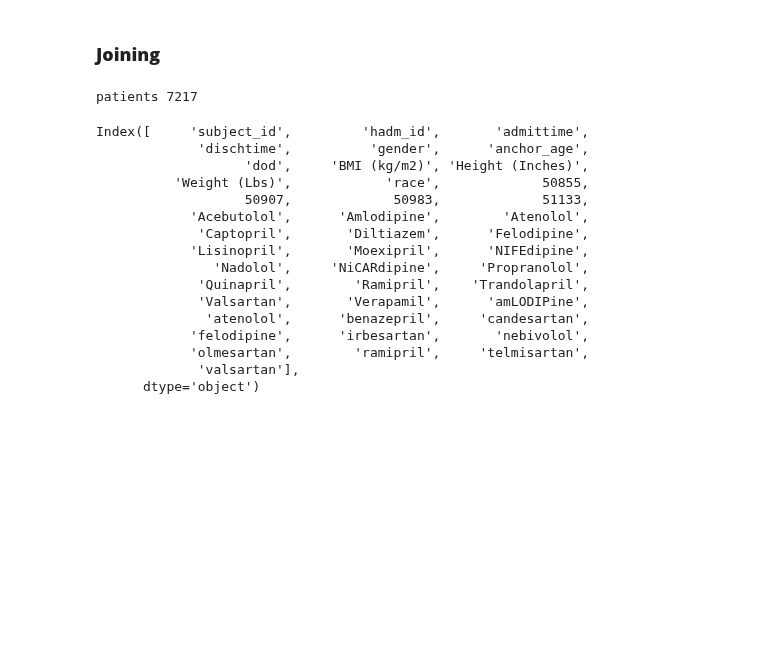
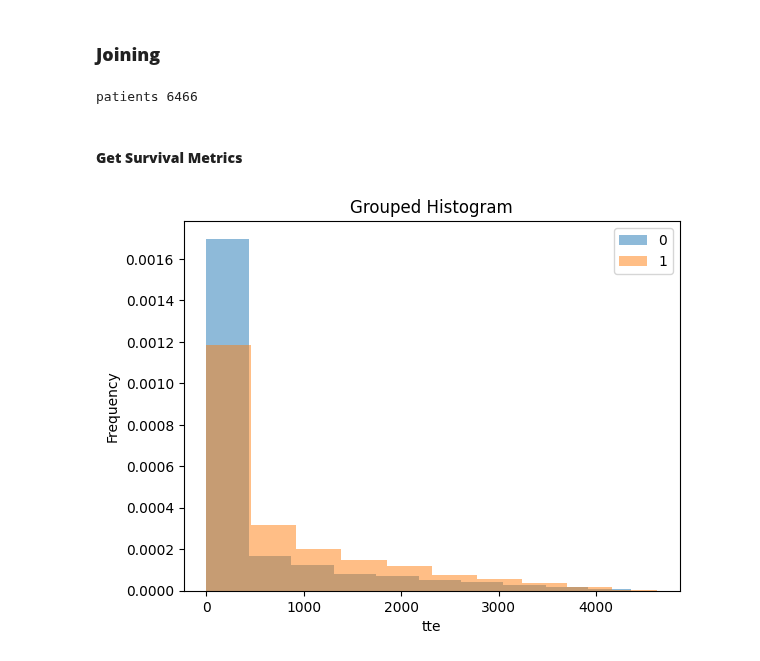
Before and after one commit to sourasen1011/UoE_Research_Project_2023, a Jupyter notebook: 05_preprocessing_emr_data/05_preprocess.ipynb, the cells around one changed output. Saved outputs shown, nothing was run; the diff lists cells and outputs as text; code cells hidden in the pictures; blank space fills up the shorter version.

```diff
--- a/05_preprocessing_emr_data/05_preprocess.ipynb
+++ b/05_preprocessing_emr_data/05_preprocess.ipynb
@@ -128,42 +142,70 @@ assert len(_df[_df['check'] == 0])==0 # checks if at least one patient has taken
 ### **Joining**
 # %%
 df_1 = pd.merge(
-    all_hf_pats , race ,
+    race , bloodwork ,
     on = 'subject_id' ,
     how = 'inner'
 )
 
 df_2 = pd.merge(
-    df_1 , bloodwork ,
+    df_1 , medication_pivot ,
     on = 'subject_id' ,
     how = 'inner'
 )
 
 df_3 = pd.merge(
-    df_2 , medication_pivot ,
+    df_2 , vitalsign ,
     on = 'subject_id' ,
     how = 'inner'
 )
 
 print(f'patients {df_3.subject_id.nunique()}')
 # %% [output]
-patients 7217
+patients 6466
-# %%
-df_3.
-# %% [output]
-Index([     'subject_id',         'hadm_id',       'admittime',
-             'dischtime',          'gender',      'anchor_age',
-                   'dod',     'BMI (kg/m2)', 'Height (Inches)',
-          'Weight (Lbs)',            'race',             50855,
-                   50907,             50983,             51133,
-            'Acebutolol',      'Amlodipine',        'Atenolol',
-             'Captopril',       'Diltiazem',      'Felodipine',
-            'Lisinopril',       'Moexipril',      'NIFEdipine',
-               'Nadolol',     'NiCARdipine',     'Propranolol',
-             'Quinapril',        'Ramipril',    'Trandolapril',
-             'Valsartan',       'Verapamil',      'amLODIPine',
-              'atenolol',      'benazepril',     'candesartan',
-            'felodipine',      'irbesartan',       'nebivolol',
-            'olmesartan',        'ramipril',     'telmisartan',
-             'valsartan'],
-      dtype='object')
+# %% [markdown]
+#### **Get Survival Metrics**
+# %%
+# Retain all patients
+# Add num of ICU admits / num of admissions as covariates
+# Time of survival -> from last ICU admission to deathtime / OR first ICU admission?
+# Uncensored patients (those that experienced the event, i.e. died)
+# Find latest ICU admission
+tos_hf = all_hf_pats.groupby('subject_id').agg({'admittime':'min' , 'dod':'max' , 'dischtime':'max'})
+event_pats = tos_hf[tos_hf['dod'].notnull()].copy()
+event_pats['time_to_event'] = event_pats['dod'] - event_pats['admittime']
+event_pats['time_to_event'] = event_pats['time_to_event'] / np.timedelta64(1, 'D') # convert to hours
+event_pats['death'] = 1
+
+# who are the censored patients?
+non_event_pats = tos_hf[tos_hf['dod'].isnull()].copy()# For censored patients, their last follow-up was essentially their discharge time
+non_event_pats['time_to_event'] = non_event_pats['dischtime'] - non_event_pats['admittime']
+non_event_pats['time_to_event'] = non_event_pats['time_to_event'] / np.timedelta64(1, 'D') # convert to hours
+# non_event_pats['time_to_event'] = non_event_pats['time_to_event'] + 365 # is this necessary?
+non_event_pats['death'] = 0
+# non_event_pats.head(3)
+
+pats = pd.concat([non_event_pats[['time_to_event' , 'death']] , event_pats[['time_to_event' , 'death']]] , axis = 0)
+pats.reset_index(inplace = True)
+pats.sort_values('subject_id' , inplace = True)
+
+pats['time_to_event'] = pats['time_to_event'].apply(lambda x: x+1 if x==0 else x)
+# QC
+pats.count()
+
+# QC
+assert len(pats) == all_hf_pats["subject_id"].nunique() , 'is not patient level table'
+# %%
+grouped = pats.groupby('death')
+
+# Plot grouped histogram
+fig, ax = plt.subplots()
+for category, group in grouped:
+    ax.hist(group['time_to_event'], label=category, alpha=0.5, bins=10 , density = True)
+
+ax.legend()
+plt.xlabel('tte')
+plt.ylabel('Frequency')
+plt.title('Grouped Histogram')
+plt.show()
+# %% [output]
+[figure, added]
```
Also changed, not shown: parts of 8 cells of this notebook.
